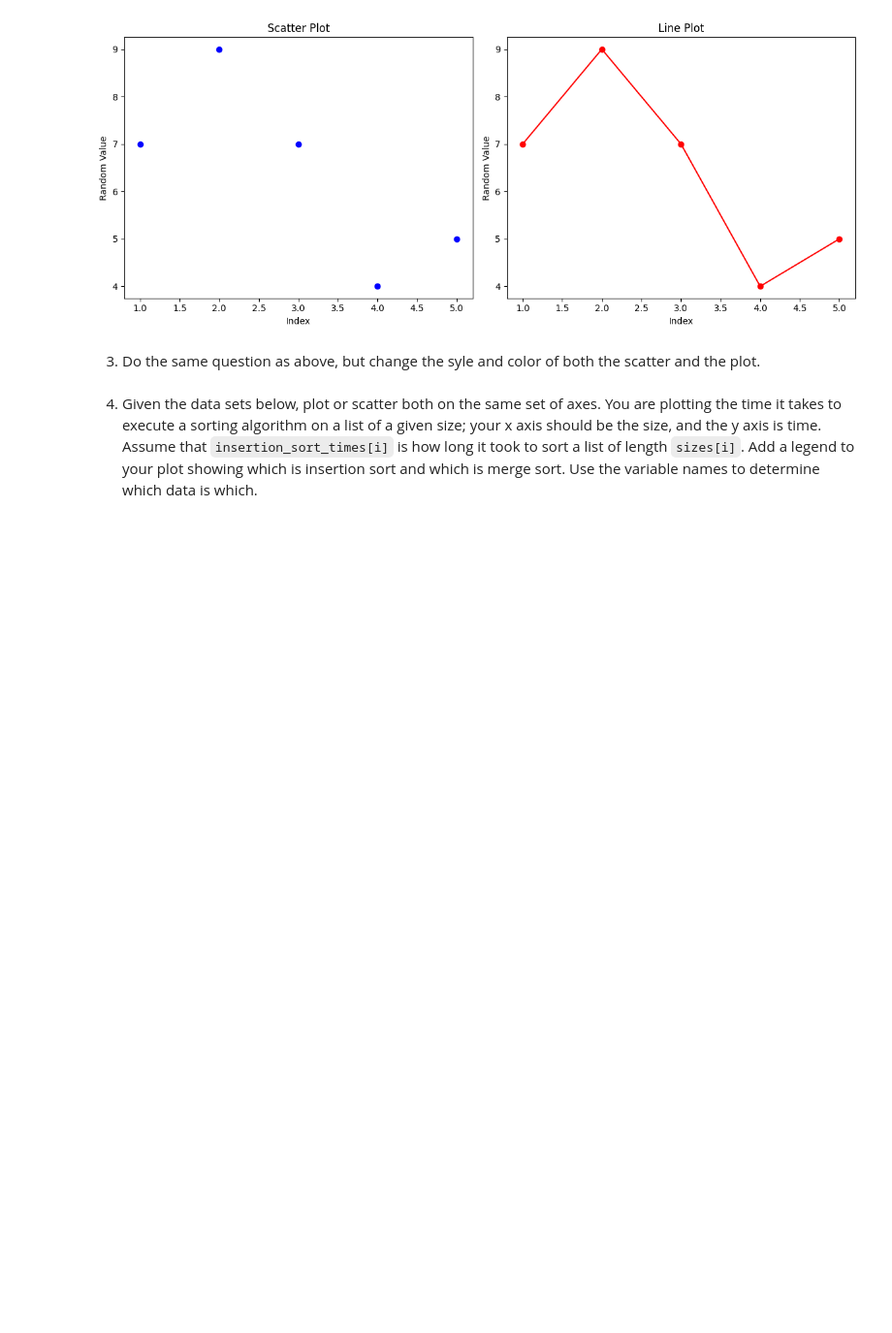
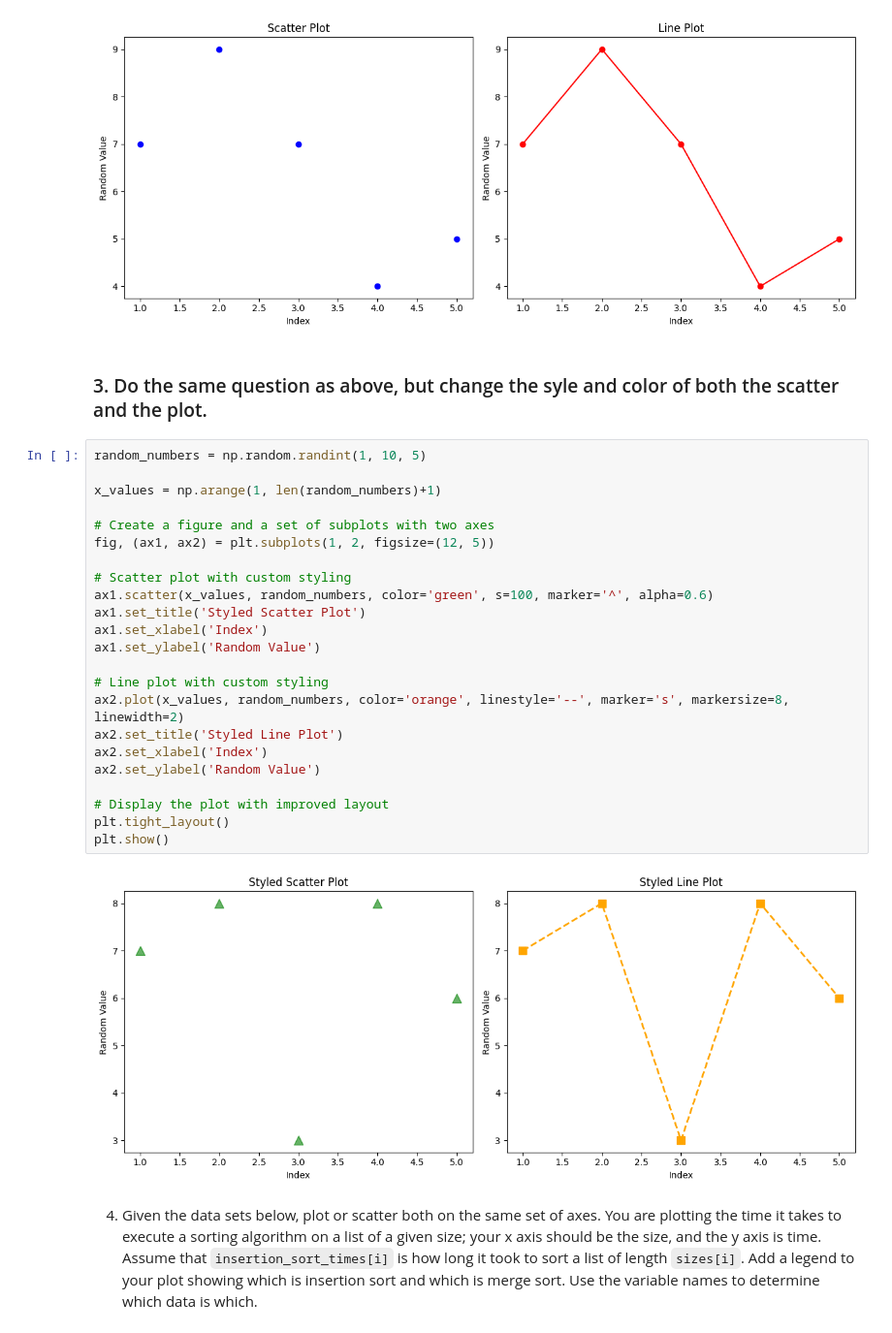
Before and after one commit to ClaytonSeabaughGH/pyplot, a Jupyter notebook: pyplot.ipynb, the cells around one changed output. Shown at 97% size. Cells and saved outputs as stored; diff of their text form; blank space fills up the shorter version.

Commit message:
Question 3 done

```diff
--- a/pyplot.ipynb
+++ b/pyplot.ipynb
@@ -66,7 +66,32 @@ plt.show()
 # %% [output]
 [figure]
 # %% [markdown]
-3. Do the same question as above, but change the syle and color of both the scatter and the plot.
+### 3. Do the same question as above, but change the syle and color of both the scatter and the plot.
+# %%
+random_numbers = np.random.randint(1, 10, 5)
+
+x_values = np.arange(1, len(random_numbers)+1)
+
+# Create a figure and a set of subplots with two axes
+fig, (ax1, ax2) = plt.subplots(1, 2, figsize=(12, 5))
+
+# Scatter plot with custom styling
+ax1.scatter(x_values, random_numbers, color='green', s=100, marker='^', alpha=0.6)
+ax1.set_title('Styled Scatter Plot')
+ax1.set_xlabel('Index')
+ax1.set_ylabel('Random Value')
+
+# Line plot with custom styling
+ax2.plot(x_values, random_numbers, color='orange', linestyle='--', marker='s', markersize=8, linewidth=2)
+ax2.set_title('Styled Line Plot')
+ax2.set_xlabel('Index')
+ax2.set_ylabel('Random Value')
+
+# Display the plot with improved layout
+plt.tight_layout()
+plt.show()
+# %% [output]
+[figure, added]
 # %% [markdown]
 4. Given the data sets below, plot or scatter both on the same set of axes.  You are plotting the time it takes to execute a sorting algorithm on a list of a given size; your x axis should be the size, and the y axis is time.  Assume that `insertion_sort_times[i]` is how long it took to sort a list of length `sizes[i]`.  Add a legend to your plot showing which is insertion sort and which is merge sort.  Use the variable names to determine which data is which.
 # %%
```
